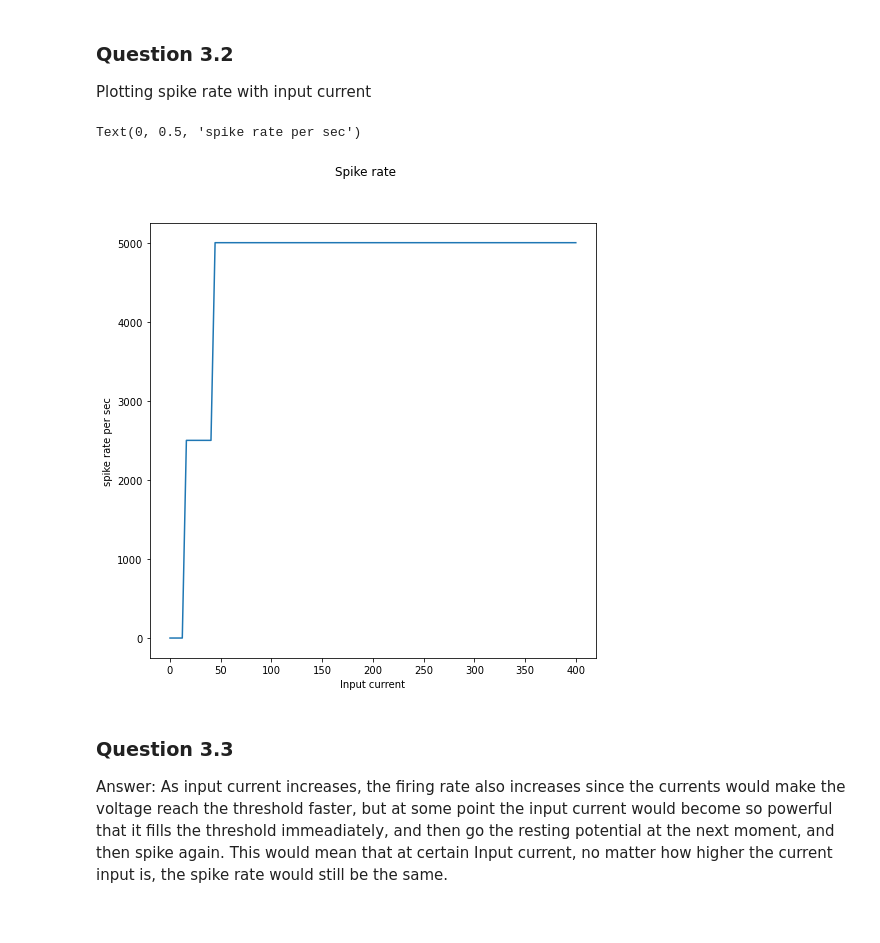
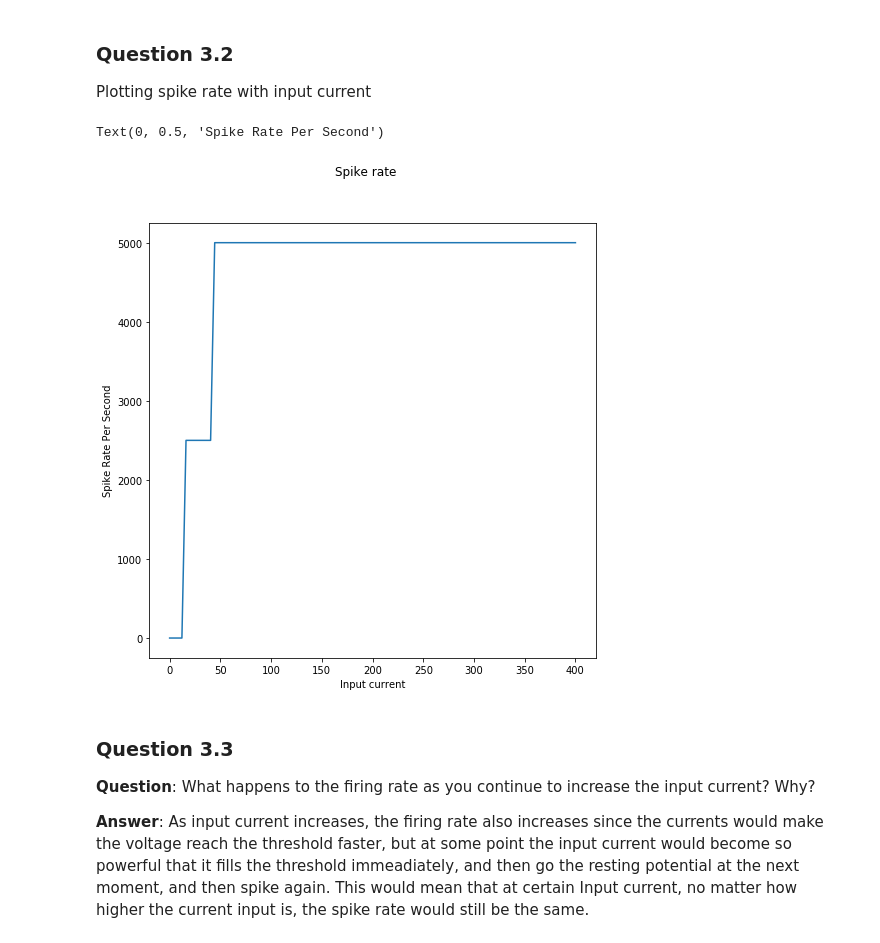
Before and after one commit to fireteam99/neuron-model, a Jupyter notebook: LIF.ipynb, the cells around one changed output. Saved outputs shown, nothing was run; the diff lists cells and outputs as text; code cells hidden in the pictures.

Commit message:
edited some of the questions in LIF

```diff
--- a/LIF.ipynb
+++ b/LIF.ipynb
@@ -114,26 +120,29 @@ Plotting spike rate with input current
 # %%
 #Question 3.2
 #input current from 0-100
 Input_Current=np.linspace(0,400,100)
 Y=np.empty(Input_Current.size)
 for i in range(Input_Current.size):
     T = 100
     dt  = 0.02
     time = np.arange(0, T+dt, dt)
     I = np.zeros(len(time))
     I[1000:4000] =  Input_Current[i]
     LIF(I=I, Cm=0.003,Rm=5)
     Y[i]=LIF.spikes/(time[4000]-time[1000])*100
 
 fig = plt.figure(figsize=(8,8))
 fig.subplots_adjust(hspace=0.4, wspace=0.4)
 fig.suptitle("Spike rate")
 plt.plot(Input_Current,Y)
+
 plt.xlabel("Input current")
-plt.ylabel("spike rate per sec")
+plt.ylabel("Spike Rate Per Second")
 # %% [output]
-Text(0, 0.5, 'spike rate per sec')
+Text(0, 0.5, 'Spike Rate Per Second')
-[figure, old version]
+[figure, new version]
 # %% [markdown]
 ### Question 3.3
-Answer: As input current increases, the firing rate also increases since the currents would make the voltage reach the threshold faster, but at some point the input current would become so powerful that it fills the threshold immeadiately, and then go the resting potential at the next moment, and then spike again. This would mean that at certain Input current, no matter how higher the current input is, the spike rate would still be the same.
+**Question**: What happens to the firing rate as you continue to increase the input current?  Why?
+
+**Answer**: As input current increases, the firing rate also increases since the currents would make the voltage reach the threshold faster, but at some point the input current would become so powerful that it fills the threshold immeadiately, and then go the resting potential at the next moment, and then spike again. This would mean that at certain Input current, no matter how higher the current input is, the spike rate would still be the same.
```
Also changed, not shown: parts of 4 cells of this notebook.
